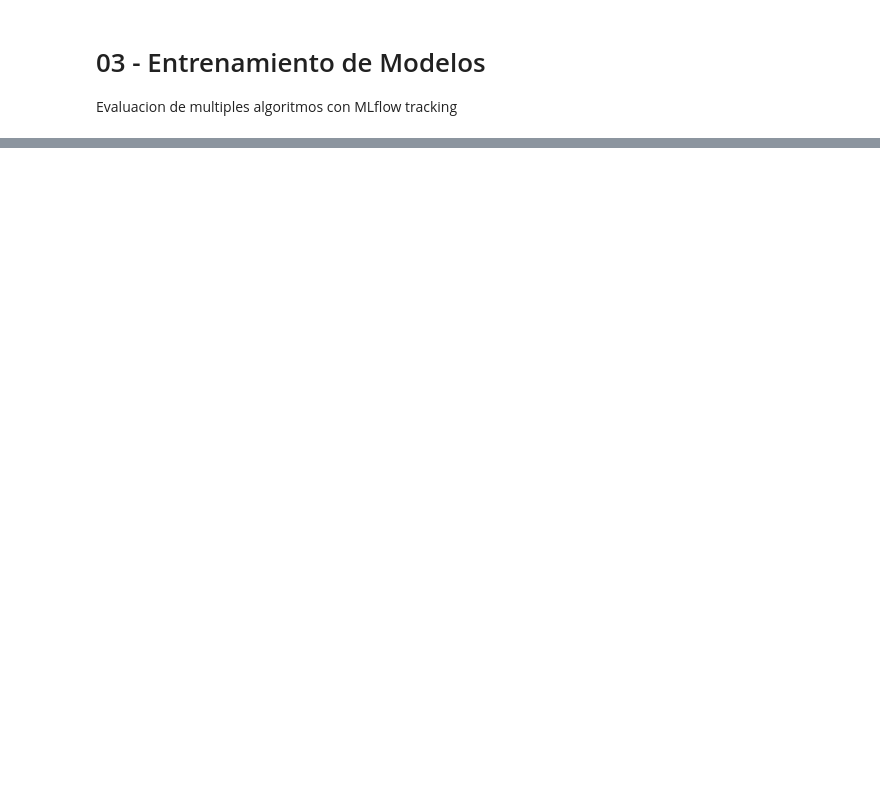
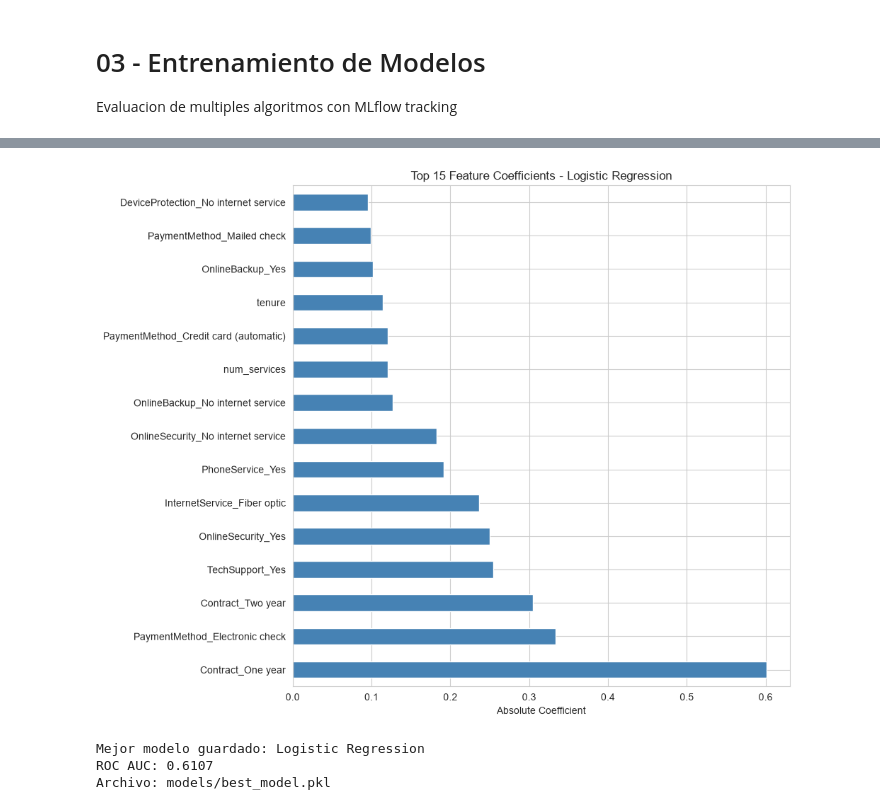
Before and after one commit to 0DaikiHajime0/Proyecto2, a Jupyter notebook: notebooks/03-model-training.ipynb, the cells around one changed output, grey strips where cells are left out. Drawn from its saved outputs; the diff is of its cells as text; code cells hidden in the pictures; blank space fills up the shorter version.

```diff
--- a/notebooks/03-model-training.ipynb
+++ b/notebooks/03-model-training.ipynb
@@ -98 +150,41 @@ plt.show()
+# %%
+# Feature Importance (si el modelo lo soporta)
+if hasattr(best_model, 'feature_importances_'):
+    importances = pd.Series(best_model.feature_importances_, index=X_train.columns)
+    importances = importances.sort_values(ascending=False).head(15)
+
+    plt.figure(figsize=(10, 8))
+    importances.plot(kind='barh', color='steelblue')
+    plt.title(f'Top 15 Feature Importances - {best_model_name}')
+    plt.xlabel('Importance')
+    plt.tight_layout()
+    plt.savefig('../reports/figures/feature_importance.png', dpi=150, bbox_inches='tight')
+    plt.show()
+elif hasattr(best_model, 'coef_'):
+    importances = pd.Series(np.abs(best_model.coef_[0]), index=X_train.columns)
+    importances = importances.sort_values(ascending=False).head(15)
+
+    plt.figure(figsize=(10, 8))
+    importances.plot(kind='barh', color='steelblue')
+    plt.title(f'Top 15 Feature Coefficients - {best_model_name}')
+    plt.xlabel('Absolute Coefficient')
+    plt.tight_layout()
+    plt.savefig('../reports/figures/feature_importance.png', dpi=150, bbox_inches='tight')
+    plt.show()
+# %% [output]
+[figure, added]
+# %%
+# Guardar mejor modelo
+import joblib
+import os
+
+os.makedirs('../models', exist_ok=True)
+joblib.dump(best_model, '../models/best_model.pkl')
+print(f'Mejor modelo guardado: {best_model_name}')
+print(f'ROC AUC: {results[best_model_name]["metrics"]["roc_auc"]:.4f}')
+print('Archivo: models/best_model.pkl')
+# %% [output]
+Mejor modelo guardado: Logistic Regression
+ROC AUC: 0.6107
+Archivo: models/best_model.pkl
 # %%
```
Also changed, not shown: parts of 8 cells of this notebook, 6 other files.
